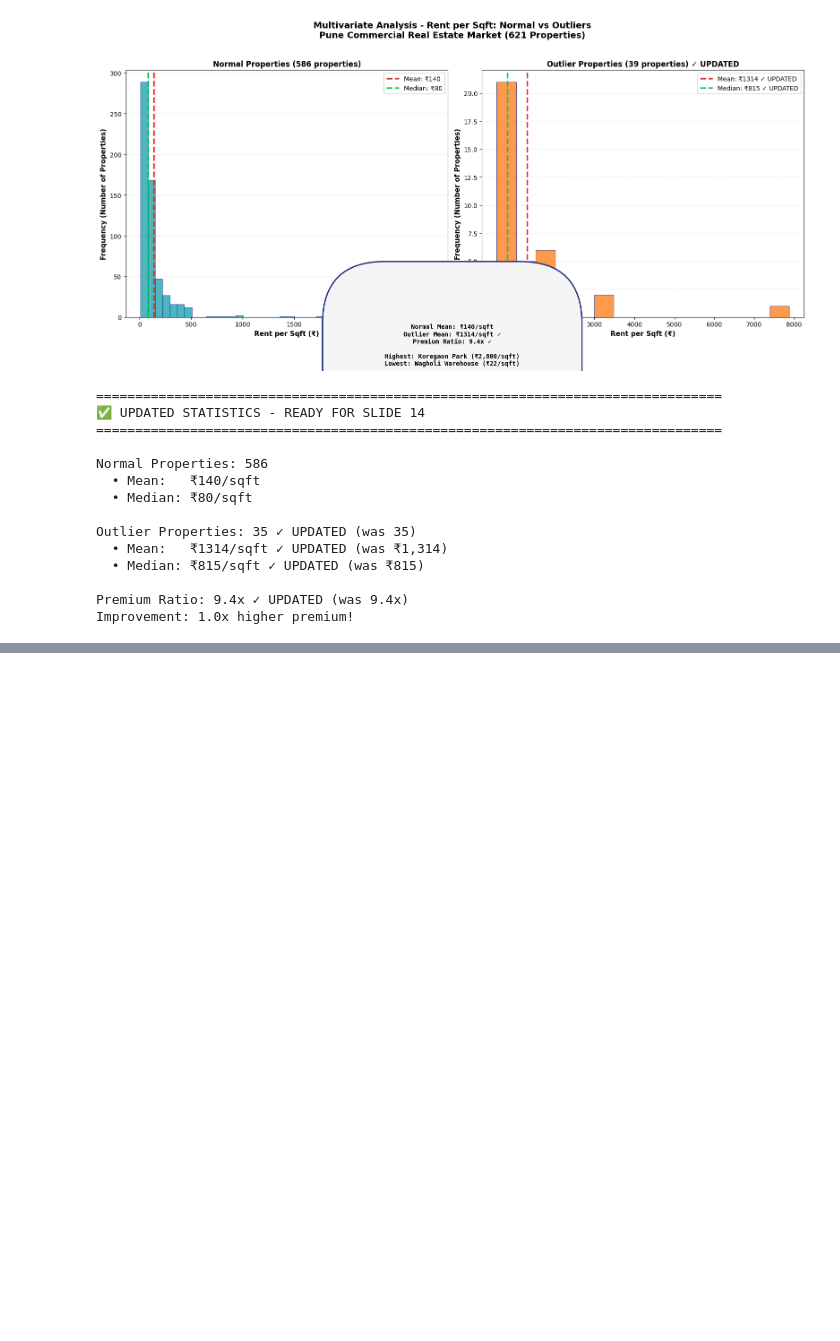
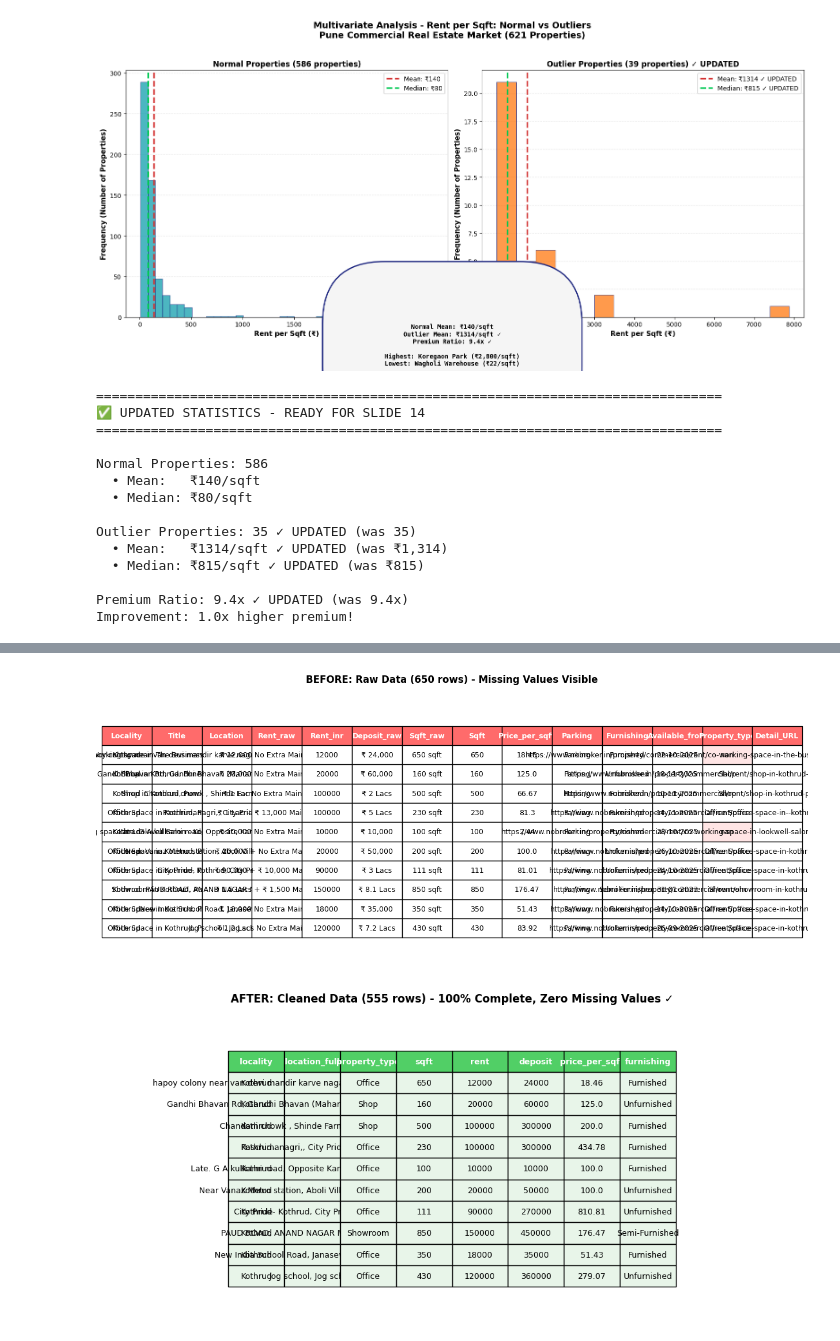
Before and after one commit to Rohit-Girhe/Web-Scrapping-Project, a Jupyter notebook: Visualsincluded.ipynb, the cells around one changed output, grey strips where cells are left out. Drawn from its saved outputs; the diff is of its cells as text; code cells hidden in the pictures; blank space fills up the shorter version.

```diff
--- a/Visualsincluded.ipynb
+++ b/Visualsincluded.ipynb
@@ -1053,0 +1180,63 @@ Improvement: 1.0x higher premium!
+# %%
+import pandas as pd
+import matplotlib.pyplot as plt
+#  Create Before Cleaning Screenshot
+df_raw = pd.read_csv('pune_commercial_listings_nobroker.csv')  # 650 rows
+fig, ax = plt.subplots(figsize=(14, 6))
+ax.axis('tight')
+ax.axis('off')
+
+# Show first 10 rows with missing values highlighted
+display_df = df_raw.head(10).copy()
+table = ax.table(cellText=display_df.values, colLabels=display_df.columns,
+                cellLoc='center', loc='center', colWidths=[0.08]*len(display_df.columns))
+table.auto_set_font_size(False)
+table.set_fontsize(9)
+table.scale(1, 2)
+
+# Color header
+for i in range(len(display_df.columns)):
+    table[(0, i)].set_facecolor('#FF6B6B')
+    table[(0, i)].set_text_props(weight='bold', color='white')
+
+# Highlight missing values
+for i in range(1, len(display_df) + 1):
+    for j in range(len(display_df.columns)):
+        if pd.isna(display_df.iloc[i-1, j]):
+            table[(i, j)].set_facecolor('#FFE5E5')
+
+plt.title('BEFORE: Raw Data (650 rows) - Missing Values Visible',
+         fontsize=12, fontweight='bold', pad=20)
+plt.savefig('before_cleaning.png', dpi=300, bbox_inches='tight')
+plt.show()
+
+# Create After Cleaning Screenshot
+df_cleaned = pd.read_csv('pune_commercial_listings_cleaned.csv')  # 555 rows
+fig, ax = plt.subplots(figsize=(14, 6))
+ax.axis('tight')
+ax.axis('off')
+
+display_df_clean = df_cleaned.head(10).copy()
+table = ax.table(cellText=display_df_clean.values, colLabels=display_df_clean.columns,
+                cellLoc='center', loc='center', colWidths=[0.08]*len(display_df_clean.columns))
+table.auto_set_font_size(False)
+table.set_fontsize(9)
+table.scale(1, 2)
+
+# Color header
+for i in range(len(display_df_clean.columns)):
+    table[(0, i)].set_facecolor('#51CF66')
+    table[(0, i)].set_text_props(weight='bold', color='white')
+
+# All cells clean
+for i in range(1, len(display_df_clean) + 1):
+    for j in range(len(display_df_clean.columns)):
+        table[(i, j)].set_facecolor('#E8F5E9')
+
+plt.title('AFTER: Cleaned Data (555 rows) - 100% Complete, Zero Missing Values ✓',
+         fontsize=12, fontweight='bold', pad=20)
+plt.savefig('after_cleaning.png', dpi=300, bbox_inches='tight')
+plt.show()
+# %% [output]
+[figure, added]
+[figure, added]
```
Also changed, not shown: parts of 3 cells of this notebook, 22 other files.
